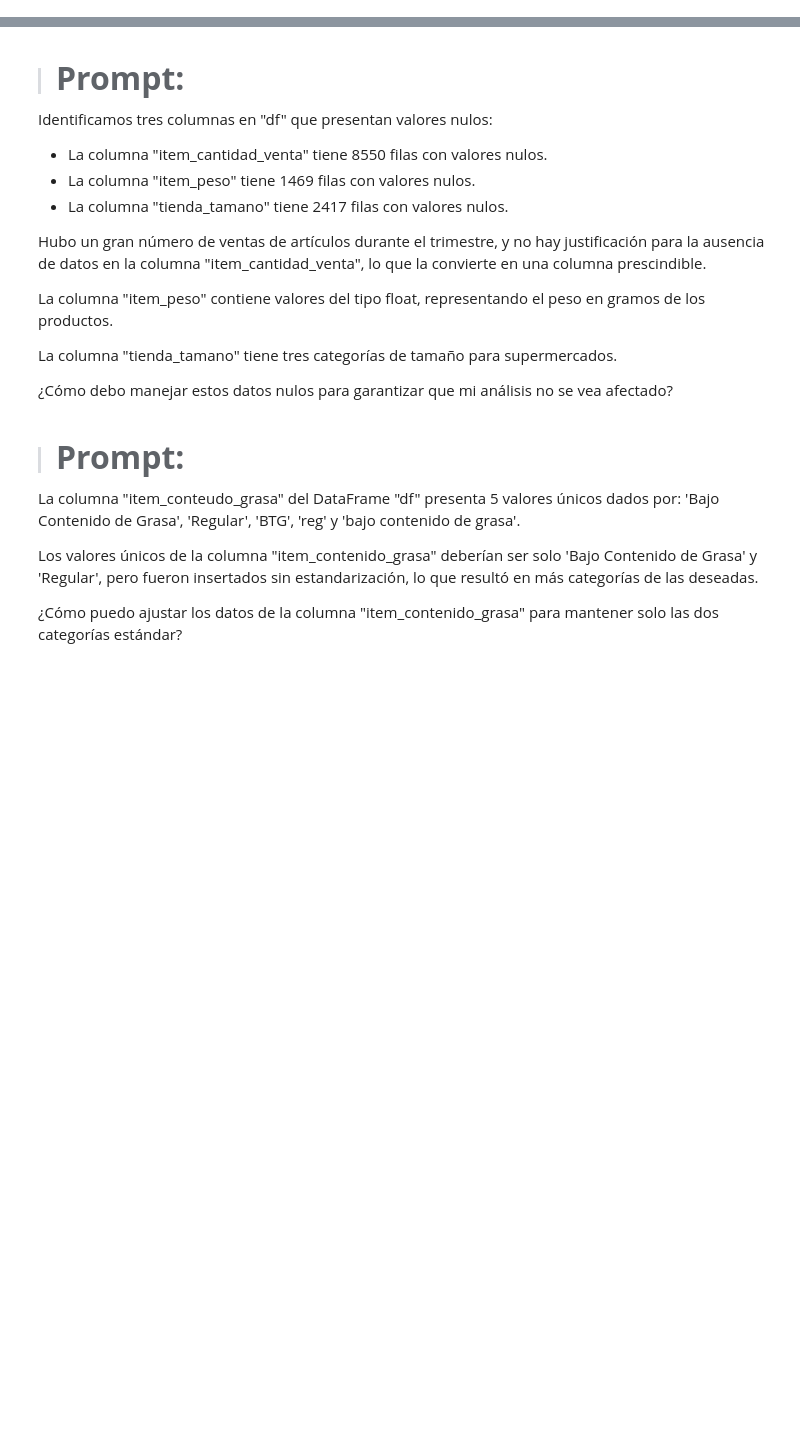
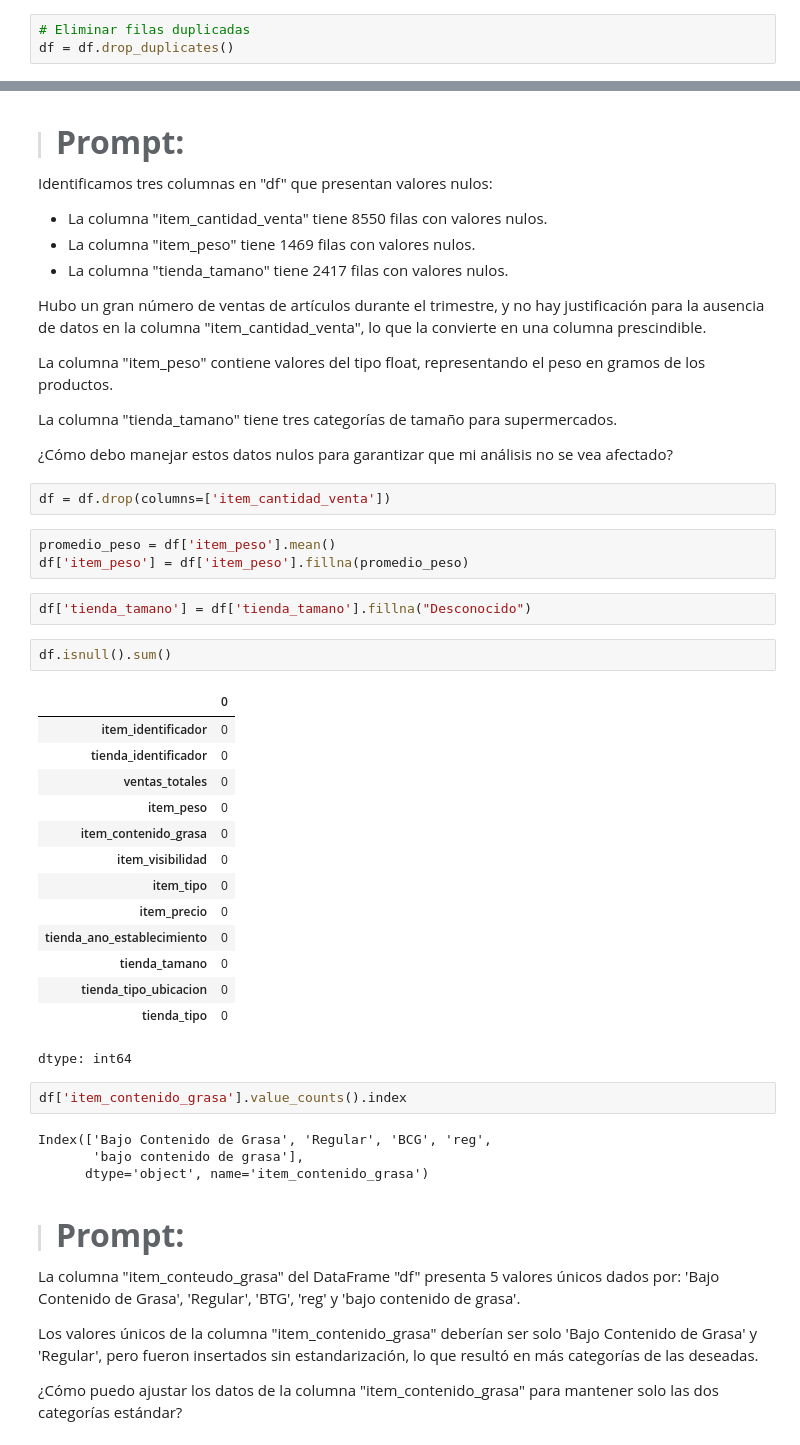
Before and after one commit to luisdh8/2049-FokusCurso, a Jupyter notebook: Utilizando_chatgpt_como_asistente.ipynb, the cells around one changed output, grey strips where cells are left out. Saved outputs shown, nothing was run; the diff lists cells and outputs as text; blank space fills up the shorter version.

```diff
--- a/Utilizando_chatgpt_como_asistente.ipynb
+++ b/Utilizando_chatgpt_como_asistente.ipynb
@@ -191,3 +191,6 @@ Durante la exploración del DataFrame "df", identificamos 27 filas duplicadas us
 El objetivo es analizar los datos en "df" para medir el desempeño de una empresa durante un trimestre de ventas.
 
 ¿Qué debemos hacer con los datos duplicados para garantizar que no haya impacto negativo en el análisis?
+# %%
+# Eliminar filas duplicadas
+df = df.drop_duplicates()
@@ -208,6 +215,36 @@ La columna "item_peso" contiene valores del tipo float, representando el peso en
 La columna "tienda_tamano" tiene tres categorías de tamaño para supermercados.
 
 ¿Cómo debo manejar estos datos nulos para garantizar que mi análisis no se vea afectado?
+# %%
+df = df.drop(columns=['item_cantidad_venta'])
+# %%
+promedio_peso = df['item_peso'].mean()
+df['item_peso'] = df['item_peso'].fillna(promedio_peso)
+# %%
+df['tienda_tamano'] = df['tienda_tamano'].fillna("Desconocido")
+# %%
+df.isnull().sum()
+# %% [output]
+|  | 0 |
+| item_identificador | 0 |
+| tienda_identificador | 0 |
+| ventas_totales | 0 |
+| item_peso | 0 |
+| item_contenido_grasa | 0 |
+| item_visibilidad | 0 |
+| item_tipo | 0 |
+| item_precio | 0 |
+| tienda_ano_establecimiento | 0 |
+| tienda_tamano | 0 |
+| tienda_tipo_ubicacion | 0 |
+| tienda_tipo | 0 |
+dtype: int64
+# %%
+df['item_contenido_grasa'].value_counts().index
+# %% [output]
+Index(['Bajo Contenido de Grasa', 'Regular', 'BCG', 'reg',
+       'bajo contenido de grasa'],
+      dtype='object', name='item_contenido_grasa')
 # %% [markdown]
 > #### <strong><font color="7b71ff" size =6>Prompt:</font></strong>
 
```
Also changed, not shown: parts of 4 cells of this notebook.
